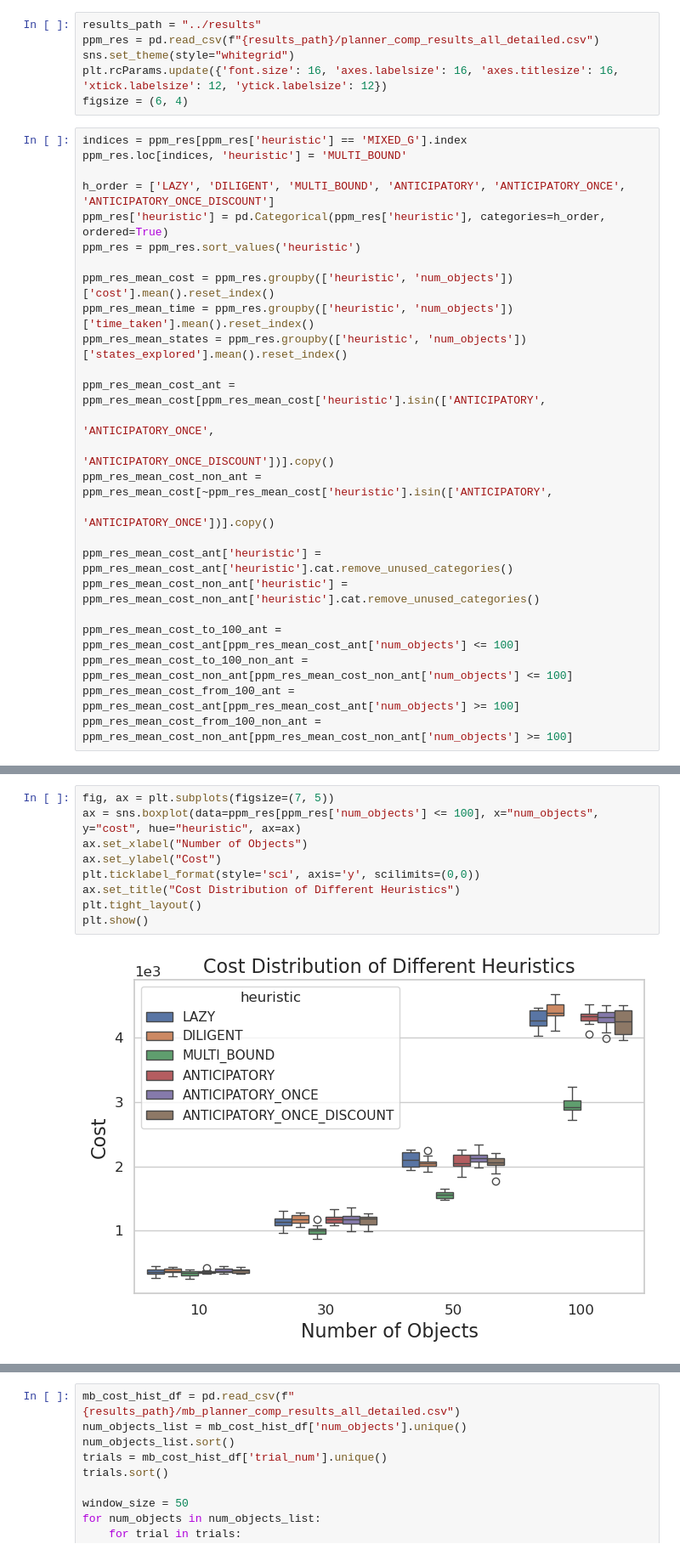
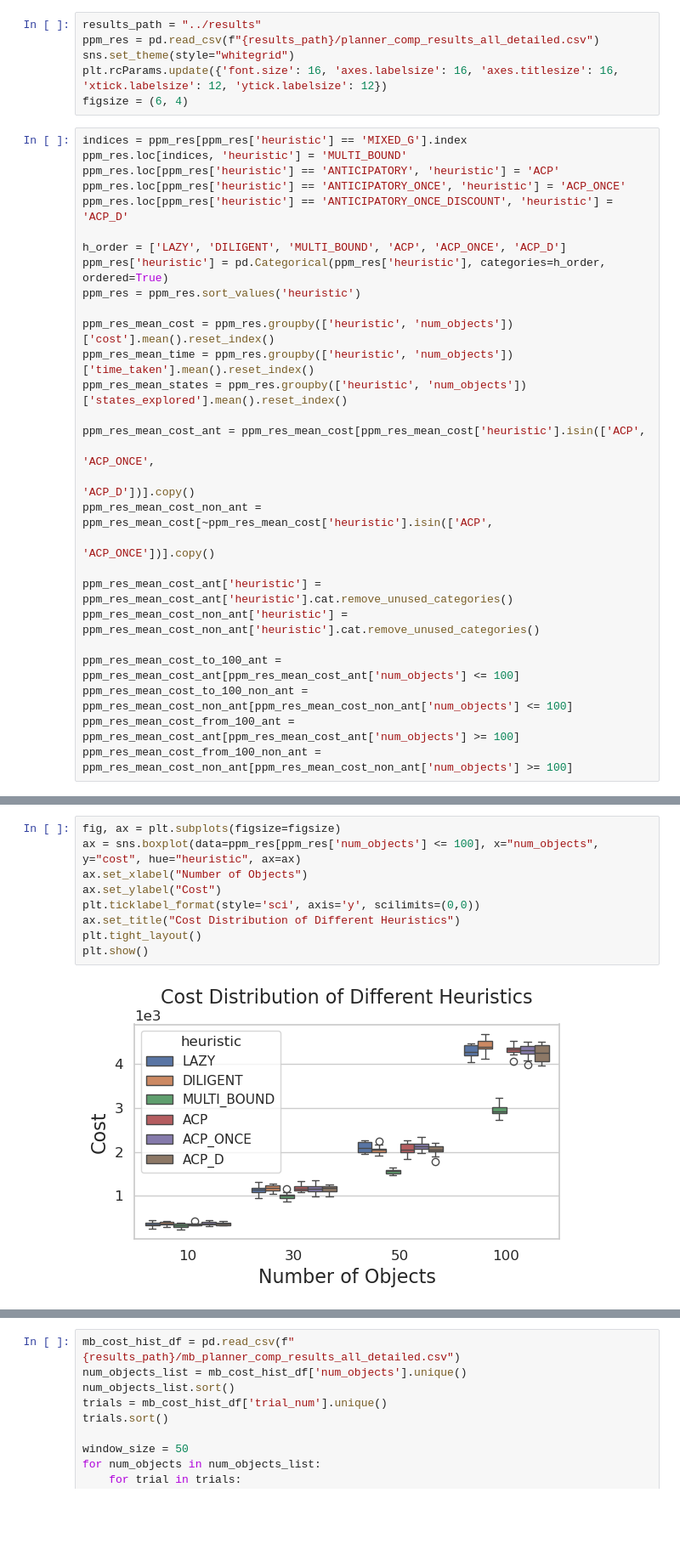
Before and after one commit to RareCentipede/modular_contruction_task_planner, a Jupyter notebook: modular_construction_task_planner/modular_construction_task_planner/scripts/plot_res.ipynb, the cells around one changed output, grey strips where cells are left out. Shown at 85% size. Cells and saved outputs as stored; diff of their text form; blank space fills up the shorter version.

Commit message:
plots.

```diff
--- a/modular_construction_task_planner/modular_construction_task_planner/scripts/plot_res.ipynb
+++ b/modular_construction_task_planner/modular_construction_task_planner/scripts/plot_res.ipynb
@@ -13,8 +13,11 @@ figsize = (6, 4)
 # %%
 indices = ppm_res[ppm_res['heuristic'] == 'MIXED_G'].index
 ppm_res.loc[indices, 'heuristic'] = 'MULTI_BOUND'
+ppm_res.loc[ppm_res['heuristic'] == 'ANTICIPATORY', 'heuristic'] = 'ACP'
+ppm_res.loc[ppm_res['heuristic'] == 'ANTICIPATORY_ONCE', 'heuristic'] = 'ACP_ONCE'
+ppm_res.loc[ppm_res['heuristic'] == 'ANTICIPATORY_ONCE_DISCOUNT', 'heuristic'] = 'ACP_D'
 
-h_order = ['LAZY', 'DILIGENT', 'MULTI_BOUND', 'ANTICIPATORY', 'ANTICIPATORY_ONCE', 'ANTICIPATORY_ONCE_DISCOUNT']
+h_order = ['LAZY', 'DILIGENT', 'MULTI_BOUND', 'ACP', 'ACP_ONCE', 'ACP_D']
 ppm_res['heuristic'] = pd.Categorical(ppm_res['heuristic'], categories=h_order, ordered=True)
 ppm_res = ppm_res.sort_values('heuristic')
 
@@ -22,11 +25,11 @@ ppm_res_mean_cost = ppm_res.groupby(['heuristic', 'num_objects'])['cost'].mean()
 ppm_res_mean_time = ppm_res.groupby(['heuristic', 'num_objects'])['time_taken'].mean().reset_index()
 ppm_res_mean_states = ppm_res.groupby(['heuristic', 'num_objects'])['states_explored'].mean().reset_index()
 
-ppm_res_mean_cost_ant = ppm_res_mean_cost[ppm_res_mean_cost['heuristic'].isin(['ANTICIPATORY',
-                                                                               'ANTICIPATORY_ONCE',
-                                                                               'ANTICIPATORY_ONCE_DISCOUNT'])].copy()
-ppm_res_mean_cost_non_ant = ppm_res_mean_cost[~ppm_res_mean_cost['heuristic'].isin(['ANTICIPATORY',
-                                                                                    'ANTICIPATORY_ONCE'])].copy()
+ppm_res_mean_cost_ant = ppm_res_mean_cost[ppm_res_mean_cost['heuristic'].isin(['ACP',
+                                                                               'ACP_ONCE',
+                                                                               'ACP_D'])].copy()
+ppm_res_mean_cost_non_ant = ppm_res_mean_cost[~ppm_res_mean_cost['heuristic'].isin(['ACP',
+                                                                                    'ACP_ONCE'])].copy()
 
 ppm_res_mean_cost_ant['heuristic'] = ppm_res_mean_cost_ant['heuristic'].cat.remove_unused_categories()
 ppm_res_mean_cost_non_ant['heuristic'] = ppm_res_mean_cost_non_ant['heuristic'].cat.remove_unused_categories()
@@ -123,12 +126,12 @@ plt.show()
 # %%
-fig, ax = plt.subplots(figsize=(7, 5))
+fig, ax = plt.subplots(figsize=figsize)
 ax = sns.boxplot(data=ppm_res[ppm_res['num_objects'] <= 100], x="num_objects", y="cost", hue="heuristic", ax=ax)
 ax.set_xlabel("Number of Objects")
 ax.set_ylabel("Cost")
 plt.ticklabel_format(style='sci', axis='y', scilimits=(0,0))
 ax.set_title("Cost Distribution of Different Heuristics")
 plt.tight_layout()
 plt.show()
 # %% [output]
-[figure, old version]
+[figure, new version]
 # %%
```
Also changed, not shown: parts of 7 cells of this notebook.
